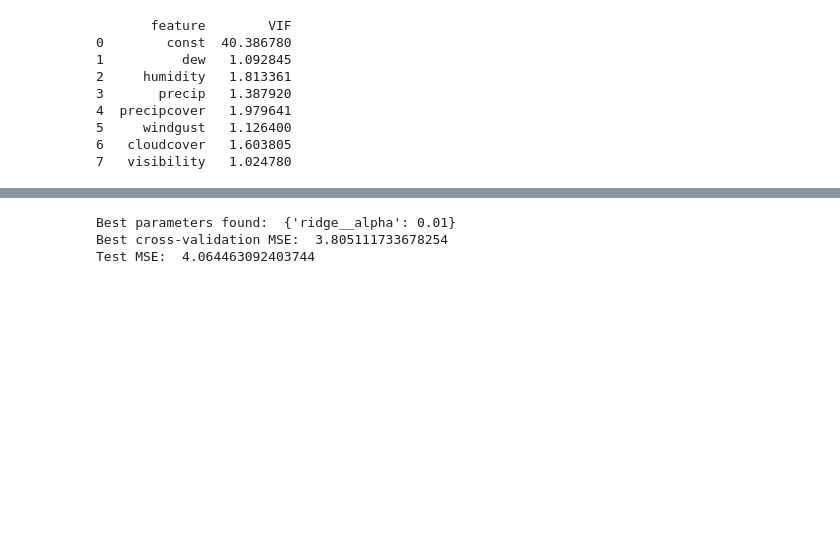
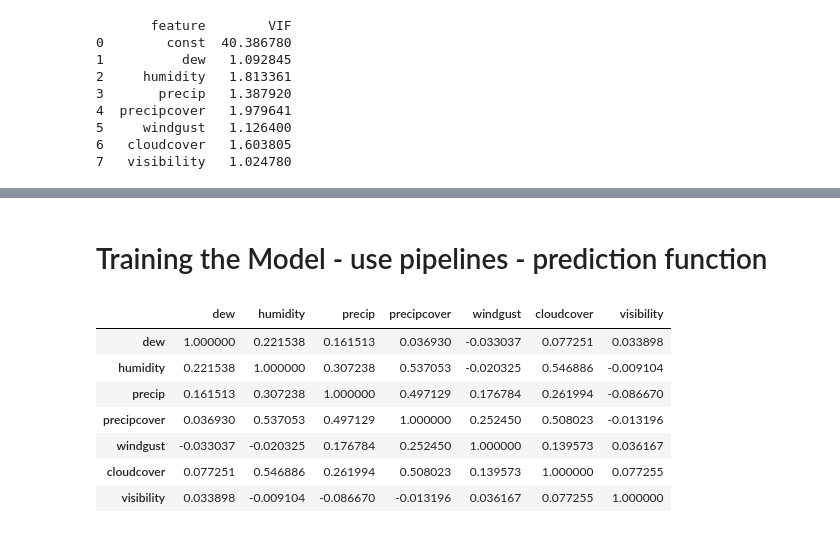
Before and after one commit to Laizra/Weather_prediction, a Jupyter notebook: full_year.ipynb, the cells around one changed output, grey strips where cells are left out. Saved outputs shown, nothing was run; the diff lists cells and outputs as text; code cells hidden in the pictures; blank space fills up the shorter version.

```diff
--- a/full_year.ipynb
+++ b/full_year.ipynb
@@ -78,3 +3,6 @@ dff.head(1)
+# %%
+# Read the CSV files into DataFrames
+df = pd.read_csv("NEW_M_J.csv", parse_dates=True)
 # %% [markdown]
 Merge of the two csv datasets plus a new one, expanding from November 1st 2023 to August 1st 2023 - May 15 2024
 Source: https://www.visualcrossing.com/weather/weather-data-services#
@@ -272,27 +101,14 @@ Test MSE:  4.064463092403744
-# %%
-from sklearn.model_selection import RandomizedSearchCV
-
-# Define the parameter distribution for alpha
-param_distributions = {
-    'ridge__alpha': [0.01, 0.1, 1, 10, 100, 1000]
-}
-
-# Initialize RandomizedSearchCV with the pipeline and parameter distributions
-random_search = RandomizedSearchCV(pipeline, param_distributions, n_iter=10, cv=5, scoring=scoring, random_state=42)
-
-# Fit RandomizedSearchCV to the training data
-random_search.fit(X_train, y_train)
-
-# Print the best parameters and the corresponding score
-print("Best parameters found: ", random_search.best_params_)
-print("Best cross-validation MSE: ", -random_search.best_score_)
-
-# Evaluate the best model on the test set
-best_model = random_search.best_estimator_
-y_pred = best_model.predict(X_test)
-test_mse = mean_squared_error(y_test, y_pred)
-print("Test MSE: ", test_mse)
-# %% [output]
-Best parameters found:  {'ridge__alpha': 0.01}
-Best cross-validation MSE:  3.805111733678254
-Test MSE:  4.064463092403744
+# %% [markdown]
+# Training the Model - use pipelines - prediction function
+# %%
+feat_df = df_numerical[['dew', 'humidity', 'precip', 'precipcover', 'windgust', 'cloudcover', 'visibility']]
+feat_df.corr()
+# %% [output]
+|  | dew | humidity | precip | precipcover | windgust | cloudcover | visibility |
+| dew | 1.000000 | 0.221538 | 0.161513 | 0.036930 | -0.033037 | 0.077251 | 0.033898 |
+| humidity | 0.221538 | 1.000000 | 0.307238 | 0.537053 | -0.020325 | 0.546886 | -0.009104 |
+| precip | 0.161513 | 0.307238 | 1.000000 | 0.497129 | 0.176784 | 0.261994 | -0.086670 |
+| precipcover | 0.036930 | 0.537053 | 0.497129 | 1.000000 | 0.252450 | 0.508023 | -0.013196 |
+| windgust | -0.033037 | -0.020325 | 0.176784 | 0.252450 | 1.000000 | 0.139573 | 0.036167 |
+| cloudcover | 0.077251 | 0.546886 | 0.261994 | 0.508023 | 0.139573 | 1.000000 | 0.077255 |
+| visibility | 0.033898 | -0.009104 | -0.086670 | -0.013196 | 0.036167 | 0.077255 | 1.000000 |
```
Also changed, not shown: parts of 26 cells of this notebook, 1 other file.
